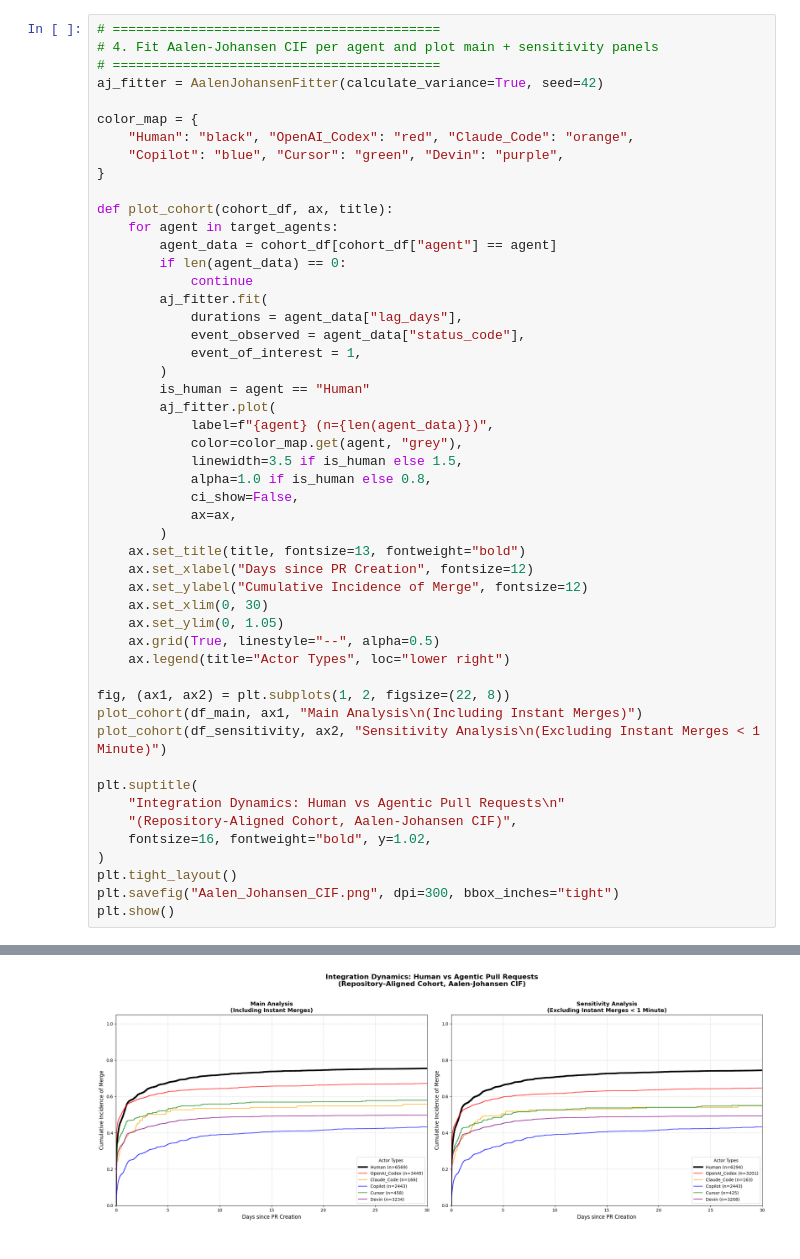
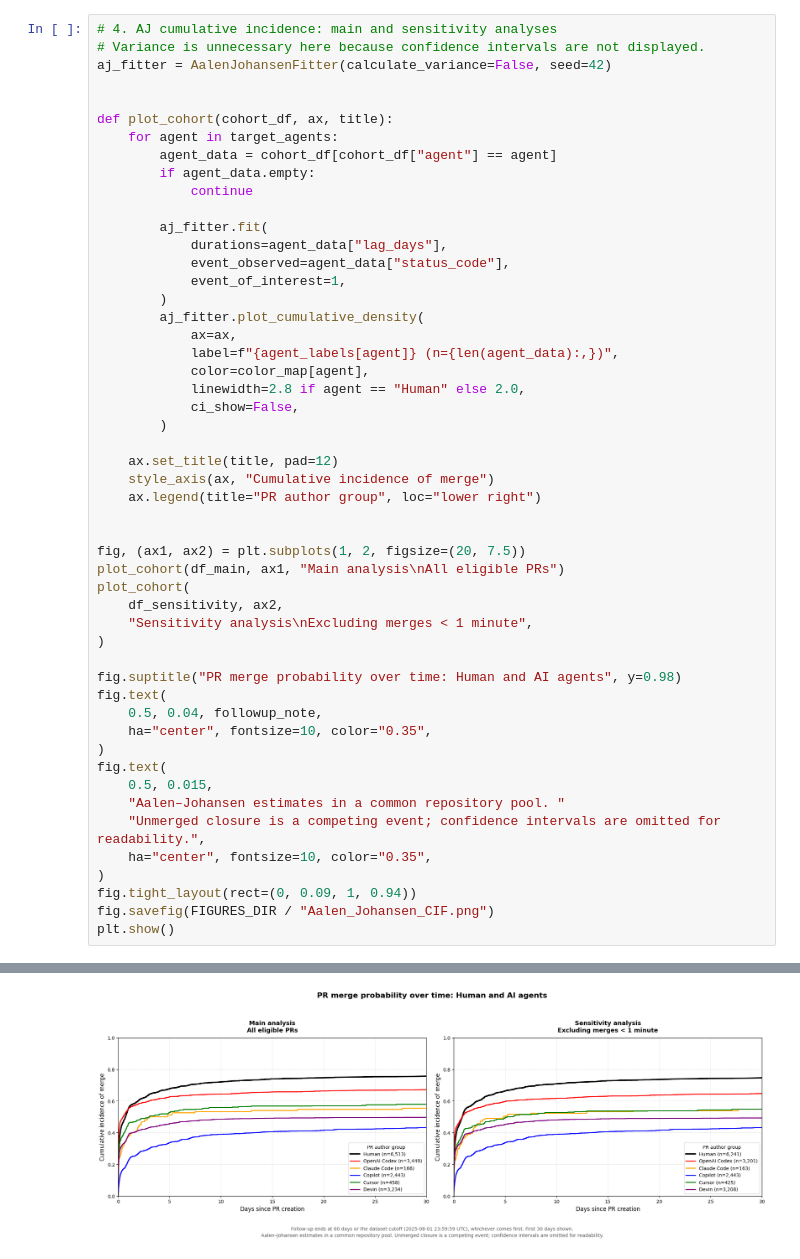
Before and after one commit to ra1nowzz/Human_vs_Agentic_PR_Integration_Dynamics, a Jupyter notebook: analysis.ipynb, the cells around one changed output, grey strips where cells are left out. Saved outputs shown, nothing was run; the diff lists cells and outputs as text.

Commit message:
initial release of empirical analysis on Agentic PR integration dynamics

```diff
--- a/analysis.ipynb
+++ b/analysis.ipynb
@@ -98,53 +167,54 @@ mask_instant_merge = (
 )
 df_sensitivity = df_valid[~mask_instant_merge].copy()
 # %%
-# ==========================================
-# 4. Fit Aalen-Johansen CIF per agent and plot main + sensitivity panels
-# ==========================================
-aj_fitter = AalenJohansenFitter(calculate_variance=True, seed=42)
+# 4. AJ cumulative incidence: main and sensitivity analyses
+# Variance is unnecessary here because confidence intervals are not displayed.
+aj_fitter = AalenJohansenFitter(calculate_variance=False, seed=42)
 
-color_map = {
-    "Human": "black", "OpenAI_Codex": "red", "Claude_Code": "orange",
-    "Copilot": "blue", "Cursor": "green", "Devin": "purple",
-}
 
 def plot_cohort(cohort_df, ax, title):
     for agent in target_agents:
         agent_data = cohort_df[cohort_df["agent"] == agent]
-        if len(agent_data) == 0:
+        if agent_data.empty:
             continue
+
         aj_fitter.fit(
-            durations = agent_data["lag_days"],
-            event_observed = agent_data["status_code"],
-            event_of_interest = 1,
+            durations=agent_data["lag_days"],
+            event_observed=agent_data["status_code"],
+            event_of_interest=1,
         )
-        is_human = agent == "Human"
-        aj_fitter.plot(
-            label=f"{agent} (n={len(agent_data)})",
-            color=color_map.get(agent, "grey"),
-            linewidth=3.5 if is_human else 1.5,
-            alpha=1.0 if is_human else 0.8,
+        aj_fitter.plot_cumulative_density(
+            ax=ax,
+            label=f"{agent_labels[agent]} (n={len(agent_data):,})",
+            color=color_map[agent],
+            linewidth=2.8 if agent == "Human" else 2.0,
             ci_show=False,
-            ax=ax,
         )
-    ax.set_title(title, fontsize=13, fontweight="bold")
-    ax.set_xlabel("Days since PR Creation", fontsize=12)
-    ax.set_ylabel("Cumulative Incidence of Merge", fontsize=12)
-    ax.set_xlim(0, 30)
-    ax.set_ylim(0, 1.05)
-    ax.grid(True, linestyle="--", alpha=0.5)
-    ax.legend(title="Actor Types", loc="lower right")
 
-fig, (ax1, ax2) = plt.subplots(1, 2, figsize=(22, 8))
-plot_cohort(df_main, ax1, "Main Analysis\n(Including Instant Merges)")
-plot_cohort(df_sensitivity, ax2, "Sensitivity Analysis\n(Excluding Instant Merges < 1 Minute)")
+    ax.set_title(title, pad=12)
+    style_axis(ax, "Cumulative incidence of merge")
+    ax.legend(title="PR author group", loc="lower right")
 
-plt.suptitle(
-    "Integration Dynamics: Human vs Agentic Pull Requests\n"
-    "(Repository-Aligned Cohort, Aalen-Johansen CIF)",
-    fontsize=16, fontweight="bold", y=1.02,
+
+fig, (ax1, ax2) = plt.subplots(1, 2, figsize=(20, 7.5))
+plot_cohort(df_main, ax1, "Main analysis\nAll eligible PRs")
+plot_cohort(
+    df_sensitivity, ax2,
+    "Sensitivity analysis\nExcluding merges < 1 minute",
 )
-plt.tight_layout()
-plt.savefig("Aalen_Johansen_CIF.png", dpi=300, bbox_inches="tight")
+
+fig.suptitle("PR merge probability over time: Human and AI agents", y=0.98)
+fig.text(
+    0.5, 0.04, followup_note,
+    ha="center", fontsize=10, color="0.35",
+)
+fig.text(
+    0.5, 0.015,
+    "Aalen–Johansen estimates in a common repository pool. "
+    "Unmerged closure is a competing event; confidence intervals are omitted for readability.",
+    ha="center", fontsize=10, color="0.35",
+)
+fig.tight_layout(rect=(0, 0.09, 1, 0.94))
+fig.savefig(FIGURES_DIR / "Aalen_Johansen_CIF.png")
 plt.show()
 # %% [output]
@@ -151 +232 @@ plt.show()
-[figure, old version]
+[figure, new version]
```
Also changed, not shown: parts of 9 cells of this notebook, 7 other files.
